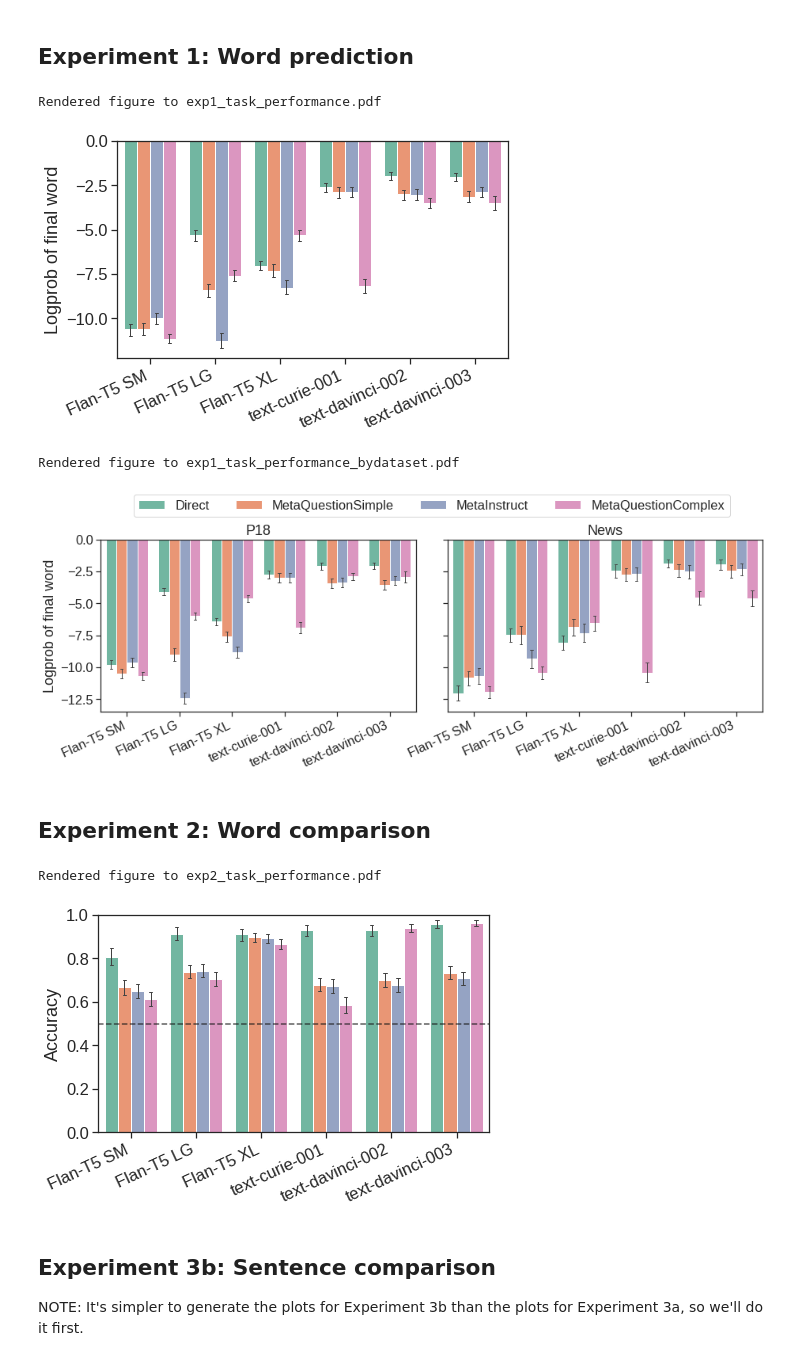
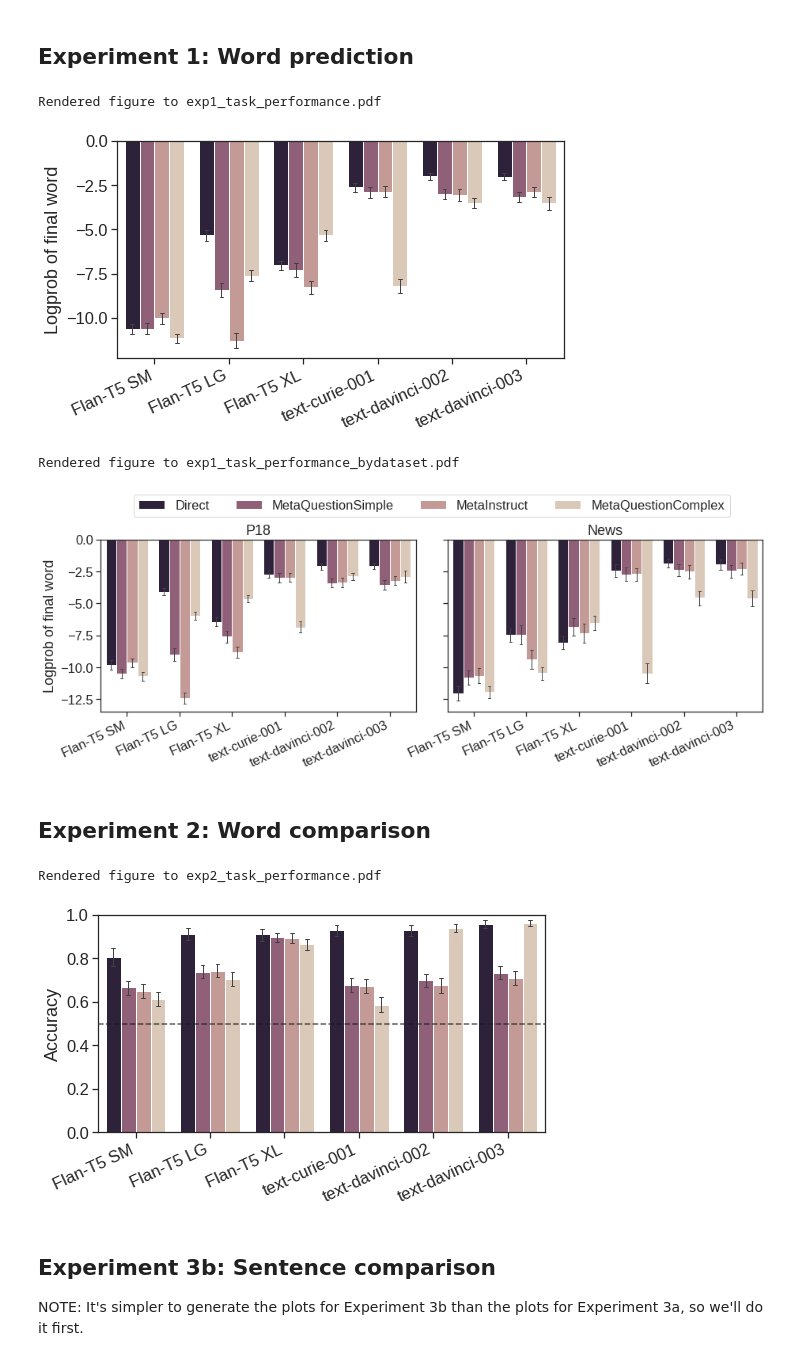
Before and after one commit to jennhu/metalinguistic-prompting, a Jupyter notebook: analysis.ipynb, the cells around one changed output. Saved outputs shown, nothing was run; the diff lists cells and outputs as text; code cells hidden in the pictures.

Commit message:
Tweak colors of barplots

```diff
--- a/analysis.ipynb
+++ b/analysis.ipynb
@@ -119,7 +117,8 @@ kwargs = dict(
     x="model",
     hue="eval_type",
     xlabel="",
-    hue_order=EVAL_TYPES
+    hue_order=EVAL_TYPES,
+    palette=EVAL_TYPE_PAL
 )
 
 ########################################
@@ -128,7 +127,7 @@ kwargs = dict(
 
 ax = plot_metric(_df, metric, ylabel=metric_label, **kwargs)
 ax.get_legend().remove()
-plt.gcf().set_size_inches(7,4)
+plt.gcf().set_size_inches(*BARPLOT_SIZE)
 render("exp1_task_performance.pdf")
 
 plt.show()
@@ -140,36 +139,36 @@ plt.show()
 # Set up subplots.
 fig, axes = plt.subplots(nrows=1, ncols=2, sharey=True, sharex=False, figsize=(15,4))
 
 # Dataset 1: P18
 ax1 = plot_metric(
     _df[_df.corpus=="p18"],
     metric,
     ax=axes[0],
     ylabel=metric_label,
     **kwargs
 )
 ax1.get_legend().remove()
 ax1.set_title("P18")
 
 # Dataset 2: News
 ax2 = plot_metric(
     _df[_df.corpus=="news"],
     metric,
     ax=axes[1],
     ylabel="",
     **kwargs
 )
 ax2.set_title("News")
 ax2.legend(loc='upper center', bbox_to_anchor=(-0.05, 1.3),
           ncol=len(EVAL_TYPES))
 
 plt.subplots_adjust(wspace=0.1)
 render("exp1_task_performance_bydataset.pdf")
 # %% [output]
 Rendered figure to exp1_task_performance.pdf
-[figure, old version]
+[figure, new version]
 Rendered figure to exp1_task_performance_bydataset.pdf
-[figure, old version]
+[figure, new version]
 # %% [markdown]
 ## Experiment 2: Word comparison
 # %%
@@ -186,11 +185,11 @@ ax = plot_metric(
     ylim=(0,1)
 )
 ax.get_legend().remove()
-plt.gcf().set_size_inches(7,4)
+plt.gcf().set_size_inches(*BARPLOT_SIZE)
 render("exp2_task_performance.pdf")
 # %% [output]
 Rendered figure to exp2_task_performance.pdf
-[figure, old version]
+[figure, new version]
 # %% [markdown]
 ## Experiment 3b: Sentence comparison
 
```
Also changed, not shown: parts of 3 cells of this notebook, 1 other file.
